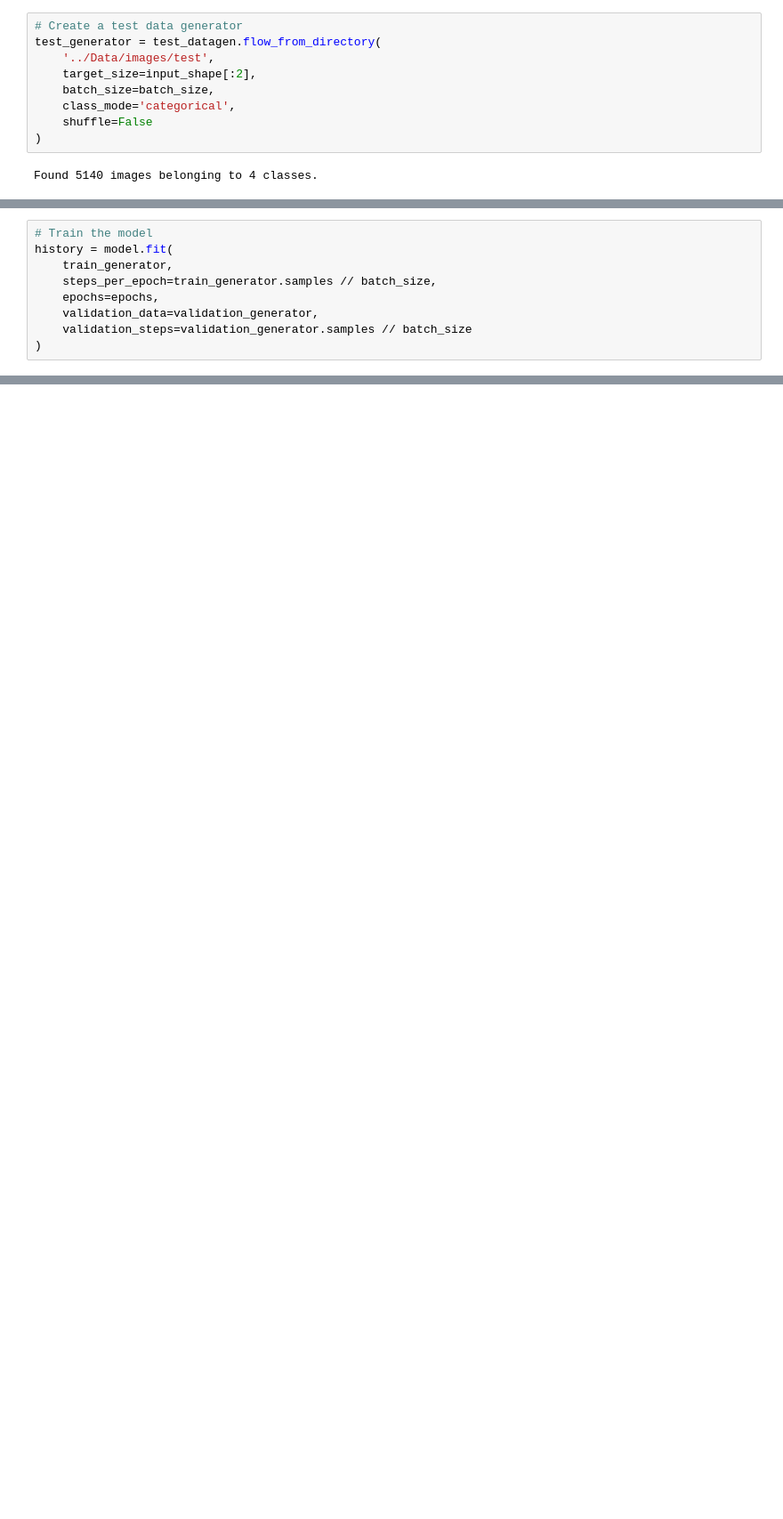
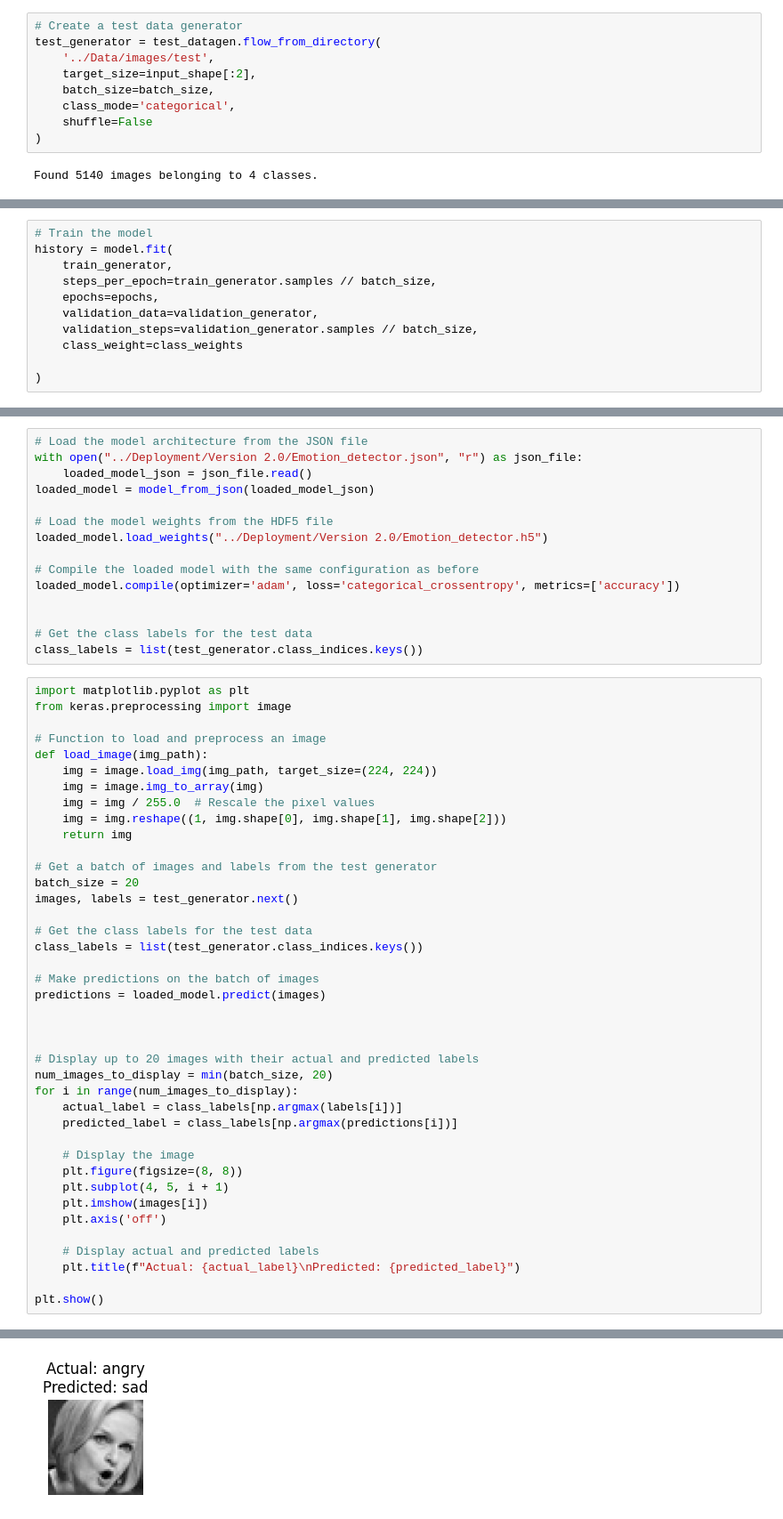
Before and after one commit to UddiptaSaikia/MoodMelody, a Jupyter notebook: Transfer Learning/MobileNetV2.ipynb, the cells around one changed output, grey strips where cells are left out. Shown at 89% size. Saved outputs shown, nothing was run; the diff lists cells and outputs as text; blank space fills up the shorter version.

Commit message:
Directory and Model Updated

```diff
--- a/Transfer Learning/MobileNetV2.ipynb
+++ b/Transfer Learning/MobileNetV2.ipynb
@@ -98,7 +99,9 @@ history = model.fit(
     steps_per_epoch=train_generator.samples // batch_size,
     epochs=epochs,
     validation_data=validation_generator,
-    validation_steps=validation_generator.samples // batch_size
+    validation_steps=validation_generator.samples // batch_size,
+    class_weight=class_weights
+
 )
 # %% [output]
 Epoch 1/70
@@ -151,0 +181,56 @@ print("Classification Report:\n", classification_rep)
+# %%
+# Load the model architecture from the JSON file
+with open("../Deployment/Version 2.0/Emotion_detector.json", "r") as json_file:
+    loaded_model_json = json_file.read()
+loaded_model = model_from_json(loaded_model_json)
+
+# Load the model weights from the HDF5 file
+loaded_model.load_weights("../Deployment/Version 2.0/Emotion_detector.h5")
+
+# Compile the loaded model with the same configuration as before
+loaded_model.compile(optimizer='adam', loss='categorical_crossentropy', metrics=['accuracy'])
+
+
+# Get the class labels for the test data
+class_labels = list(test_generator.class_indices.keys())
+# %%
+import matplotlib.pyplot as plt
+from keras.preprocessing import image
+
+# Function to load and preprocess an image
+def load_image(img_path):
+    img = image.load_img(img_path, target_size=(224, 224))
+    img = image.img_to_array(img)
+    img = img / 255.0  # Rescale the pixel values
+    img = img.reshape((1, img.shape[0], img.shape[1], img.shape[2]))
+    return img
+
+# Get a batch of images and labels from the test generator
+batch_size = 20
+images, labels = test_generator.next()
+
+# Get the class labels for the test data
+class_labels = list(test_generator.class_indices.keys())
+
+# Make predictions on the batch of images
+predictions = loaded_model.predict(images)
+
+
+
+# Display up to 20 images with their actual and predicted labels
+num_images_to_display = min(batch_size, 20)
+for i in range(num_images_to_display):
+    actual_label = class_labels[np.argmax(labels[i])]
+    predicted_label = class_labels[np.argmax(predictions[i])]
+
+    # Display the image
+    plt.figure(figsize=(8, 8))
+    plt.subplot(4, 5, i + 1)
+    plt.imshow(images[i])
+    plt.axis('off')
+
+    # Display actual and predicted labels
+    plt.title(f"Actual: {actual_label}\nPredicted: {predicted_label}")
+
+plt.show()
+# %% [output]
@@ -151,0 +238 @@ print("Classification Report:\n", classification_rep)
+[figure, added]
```
Also changed, not shown: parts of 9 cells of this notebook, 5 other files.
